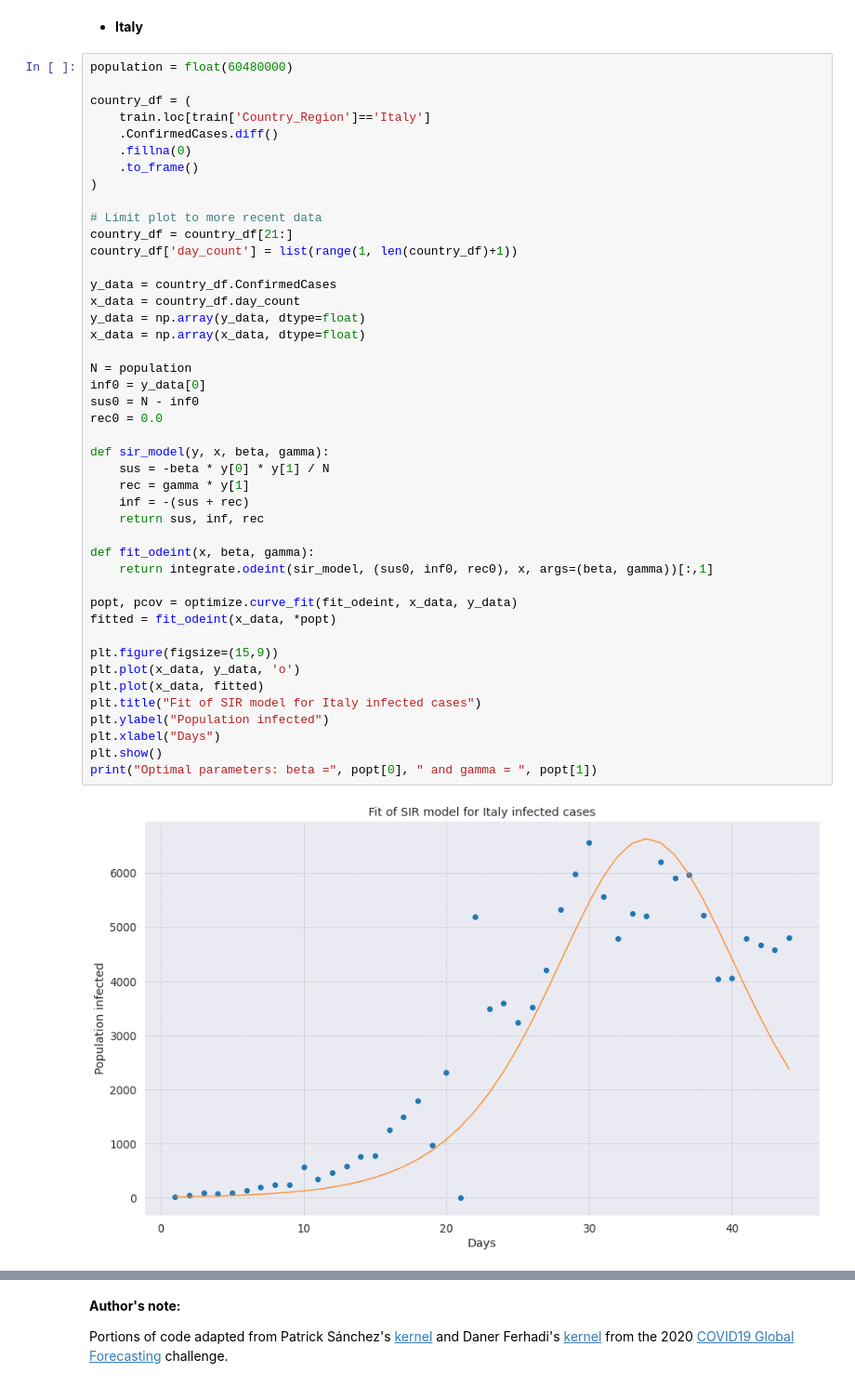
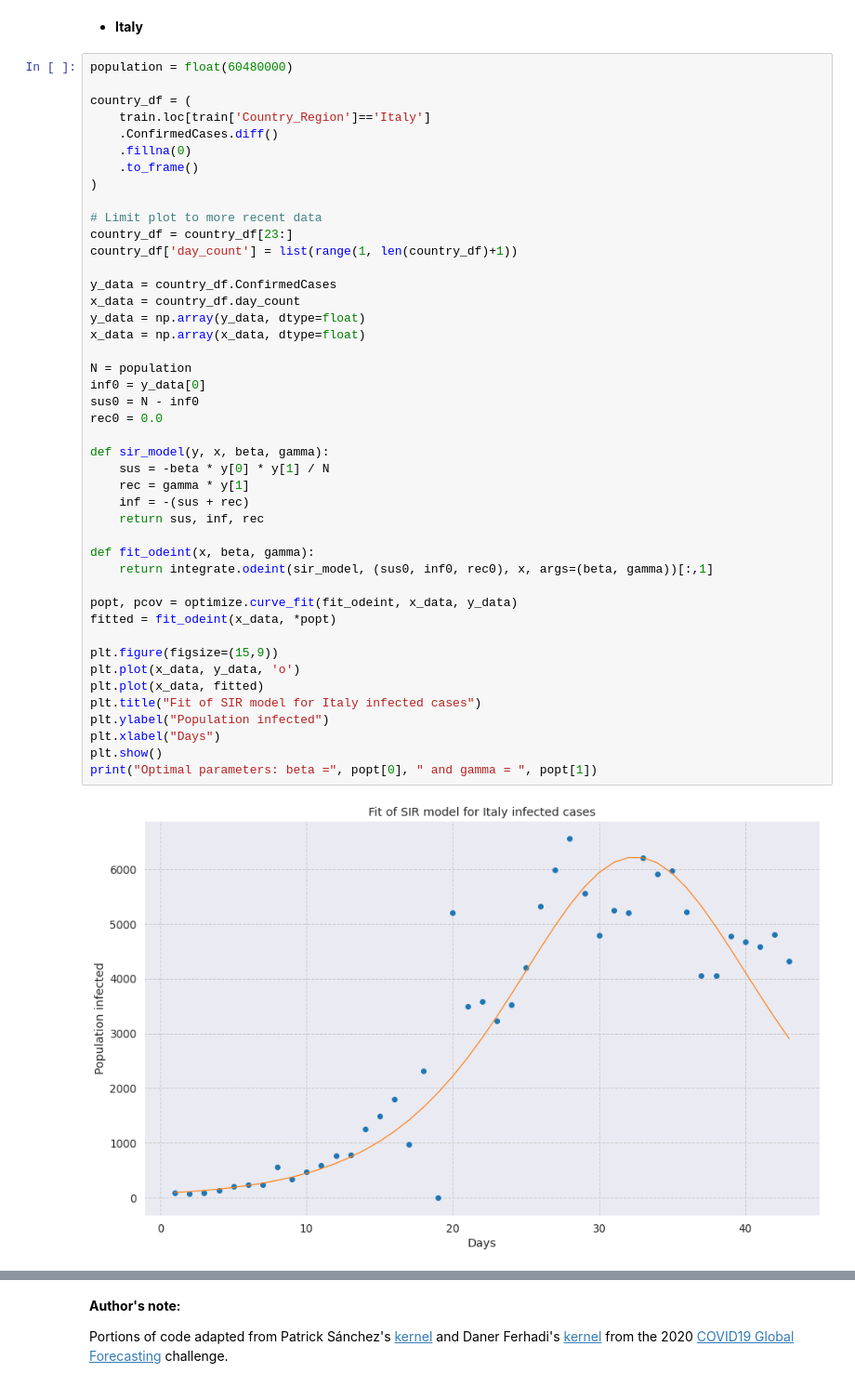
Before and after one commit to rdcolema/covid19-tracking, a Jupyter notebook: covid_forecasting.ipynb, the cells around one changed output, grey strips where cells are left out. Shown at 93% size. Saved outputs shown, nothing was run; the diff lists cells and outputs as text.

```diff
--- a/covid_forecasting.ipynb
+++ b/covid_forecasting.ipynb
@@ -463,38 +461,38 @@ country_df = (
 )
 
 # Limit plot to more recent data
-country_df = country_df[21:]
+country_df = country_df[23:]
 country_df['day_count'] = list(range(1, len(country_df)+1))
 
 y_data = country_df.ConfirmedCases
 x_data = country_df.day_count
 y_data = np.array(y_data, dtype=float)
 x_data = np.array(x_data, dtype=float)
 
 N = population
 inf0 = y_data[0]
 sus0 = N - inf0
 rec0 = 0.0
 
 def sir_model(y, x, beta, gamma):
     sus = -beta * y[0] * y[1] / N
     rec = gamma * y[1]
     inf = -(sus + rec)
     return sus, inf, rec
 
 def fit_odeint(x, beta, gamma):
     return integrate.odeint(sir_model, (sus0, inf0, rec0), x, args=(beta, gamma))[:,1]
 
 popt, pcov = optimize.curve_fit(fit_odeint, x_data, y_data)
 fitted = fit_odeint(x_data, *popt)
 
 plt.figure(figsize=(15,9))
 plt.plot(x_data, y_data, 'o')
 plt.plot(x_data, fitted)
 plt.title("Fit of SIR model for Italy infected cases")
 plt.ylabel("Population infected")
 plt.xlabel("Days")
 plt.show()
 print("Optimal parameters: beta =", popt[0], " and gamma = ", popt[1])
 # %% [output]
-[figure, old version]
+[figure, new version]
```
Also changed, not shown: parts of 7 cells of this notebook, 2 other files.
